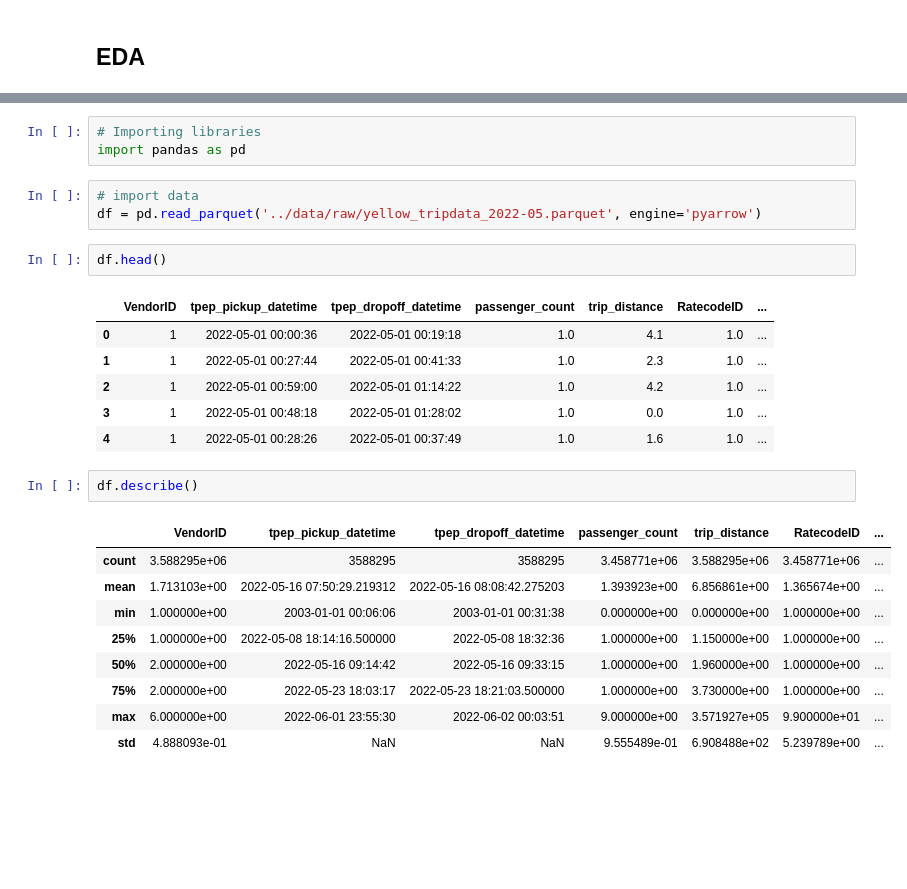
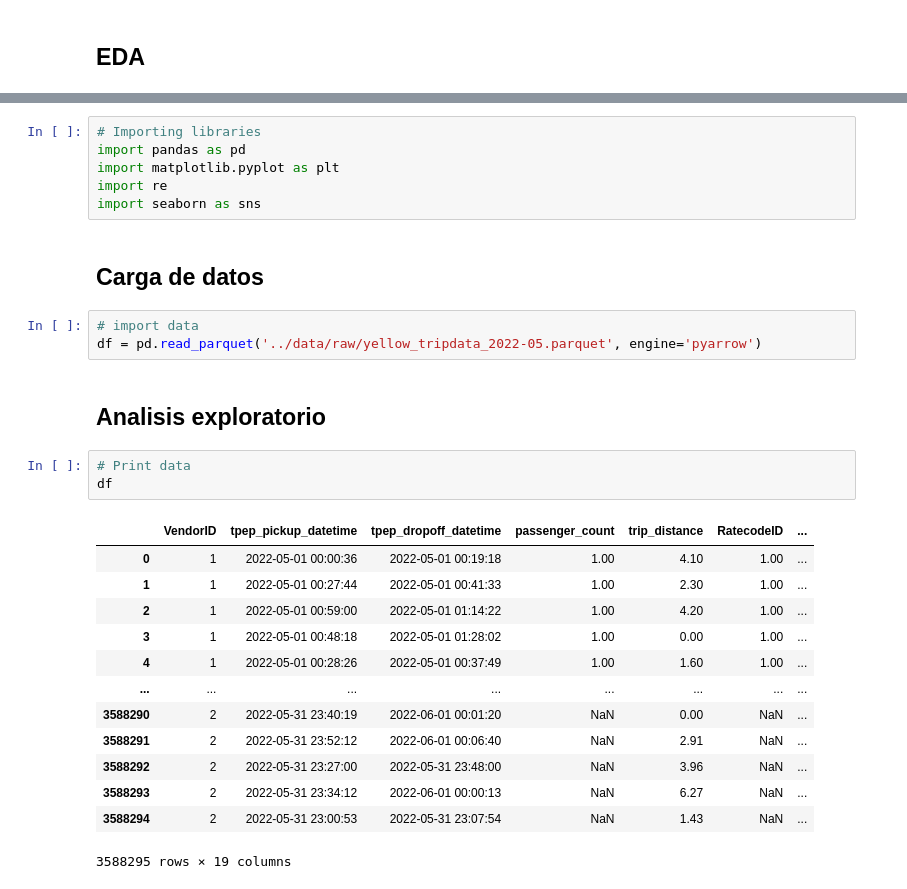
Before and after one commit to RicardoFW11/nyc_taxi_project, a Jupyter notebook: notebooks/01_eda.ipynb, the cells around one changed output, grey strips where cells are left out. Saved outputs shown, nothing was run; the diff lists cells and outputs as text; blank space fills up the shorter version.

```diff
--- a/notebooks/01_eda.ipynb
+++ b/notebooks/01_eda.ipynb
@@ -3,28 +5,31 @@
 # %%
 # Importing libraries
 import pandas as pd
+import matplotlib.pyplot as plt
+import re
+import seaborn as sns
+# %% [markdown]
+## Carga de datos
 # %%
 # import data
 df = pd.read_parquet('../data/raw/yellow_tripdata_2022-05.parquet', engine='pyarrow')
-# %%
-df.head()
-# %% [output]
-|  | VendorID | tpep_pickup_datetime | tpep_dropoff_datetime | passenger_count | trip_distance | RatecodeID | ... |
-| 0 | 1 | 2022-05-01 00:00:36 | 2022-05-01 00:19:18 | 1.0 | 4.1 | 1.0 | ... |
-| 1 | 1 | 2022-05-01 00:27:44 | 2022-05-01 00:41:33 | 1.0 | 2.3 | 1.0 | ... |
-| 2 | 1 | 2022-05-01 00:59:00 | 2022-05-01 01:14:22 | 1.0 | 4.2 | 1.0 | ... |
-| 3 | 1 | 2022-05-01 00:48:18 | 2022-05-01 01:28:02 | 1.0 | 0.0 | 1.0 | ... |
-| 4 | 1 | 2022-05-01 00:28:26 | 2022-05-01 00:37:49 | 1.0 | 1.6 | 1.0 | ... |
+# %% [markdown]
+## Analisis exploratorio
 # %%
-df.describe()
+# Print data
+df
 # %% [output]
 |  | VendorID | tpep_pickup_datetime | tpep_dropoff_datetime | passenger_count | trip_distance | RatecodeID | ... |
-| count | 3.588295e+06 | 3588295 | 3588295 | 3.458771e+06 | 3.588295e+06 | 3.458771e+06 | ... |
-| mean | 1.713103e+00 | 2022-05-16 07:50:29.219312 | 2022-05-16 08:08:42.275203 | 1.393923e+00 | 6.856861e+00 | 1.365674e+00 | ... |
-| min | 1.000000e+00 | 2003-01-01 00:06:06 | 2003-01-01 00:31:38 | 0.000000e+00 | 0.000000e+00 | 1.000000e+00 | ... |
-| 25% | 1.000000e+00 | 2022-05-08 18:14:16.500000 | 2022-05-08 18:32:36 | 1.000000e+00 | 1.150000e+00 | 1.000000e+00 | ... |
-| 50% | 2.000000e+00 | 2022-05-16 09:14:42 | 2022-05-16 09:33:15 | 1.000000e+00 | 1.960000e+00 | 1.000000e+00 | ... |
-| 75% | 2.000000e+00 | 2022-05-23 18:03:17 | 2022-05-23 18:21:03.500000 | 1.000000e+00 | 3.730000e+00 | 1.000000e+00 | ... |
-| max | 6.000000e+00 | 2022-06-01 23:55:30 | 2022-06-02 00:03:51 | 9.000000e+00 | 3.571927e+05 | 9.900000e+01 | ... |
-| std | 4.888093e-01 | NaN | NaN | 9.555489e-01 | 6.908488e+02 | 5.239789e+00 | ... |
+| 0 | 1 | 2022-05-01 00:00:36 | 2022-05-01 00:19:18 | 1.00 | 4.10 | 1.00 | ... |
+| 1 | 1 | 2022-05-01 00:27:44 | 2022-05-01 00:41:33 | 1.00 | 2.30 | 1.00 | ... |
+| 2 | 1 | 2022-05-01 00:59:00 | 2022-05-01 01:14:22 | 1.00 | 4.20 | 1.00 | ... |
+| 3 | 1 | 2022-05-01 00:48:18 | 2022-05-01 01:28:02 | 1.00 | 0.00 | 1.00 | ... |
+| 4 | 1 | 2022-05-01 00:28:26 | 2022-05-01 00:37:49 | 1.00 | 1.60 | 1.00 | ... |
+| ... | ... | ... | ... | ... | ... | ... | ... |
+| 3588290 | 2 | 2022-05-31 23:40:19 | 2022-06-01 00:01:20 | NaN | 0.00 | NaN | ... |
+| 3588291 | 2 | 2022-05-31 23:52:12 | 2022-06-01 00:06:40 | NaN | 2.91 | NaN | ... |
+| 3588292 | 2 | 2022-05-31 23:27:00 | 2022-05-31 23:48:00 | NaN | 3.96 | NaN | ... |
+| 3588293 | 2 | 2022-05-31 23:34:12 | 2022-06-01 00:00:13 | NaN | 6.27 | NaN | ... |
+| 3588294 | 2 | 2022-05-31 23:00:53 | 2022-05-31 23:07:54 | NaN | 1.43 | NaN | ... |
+3588295 rows × 19 columns
 # %%
```
Also changed, not shown: parts of 52 cells of this notebook, 1 other file.
